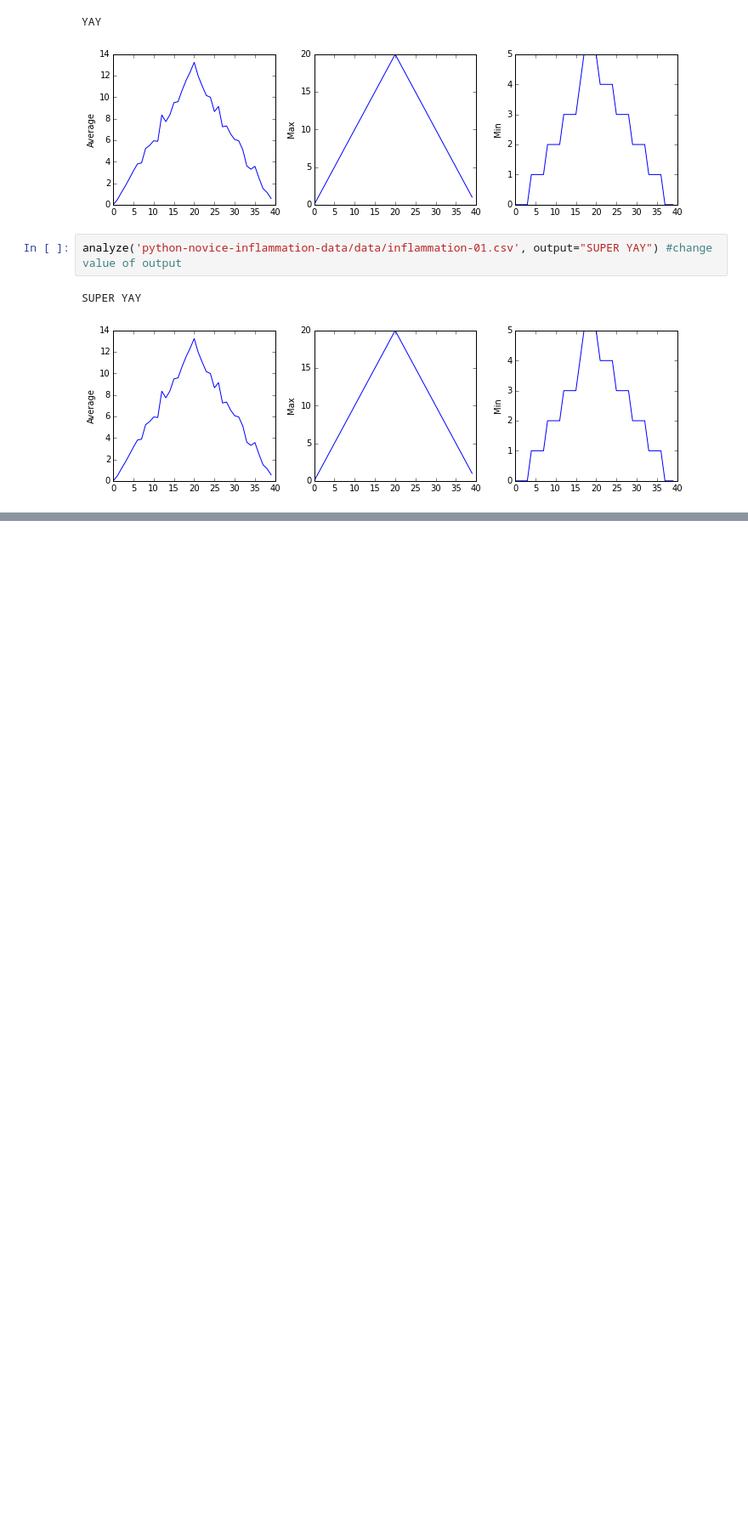
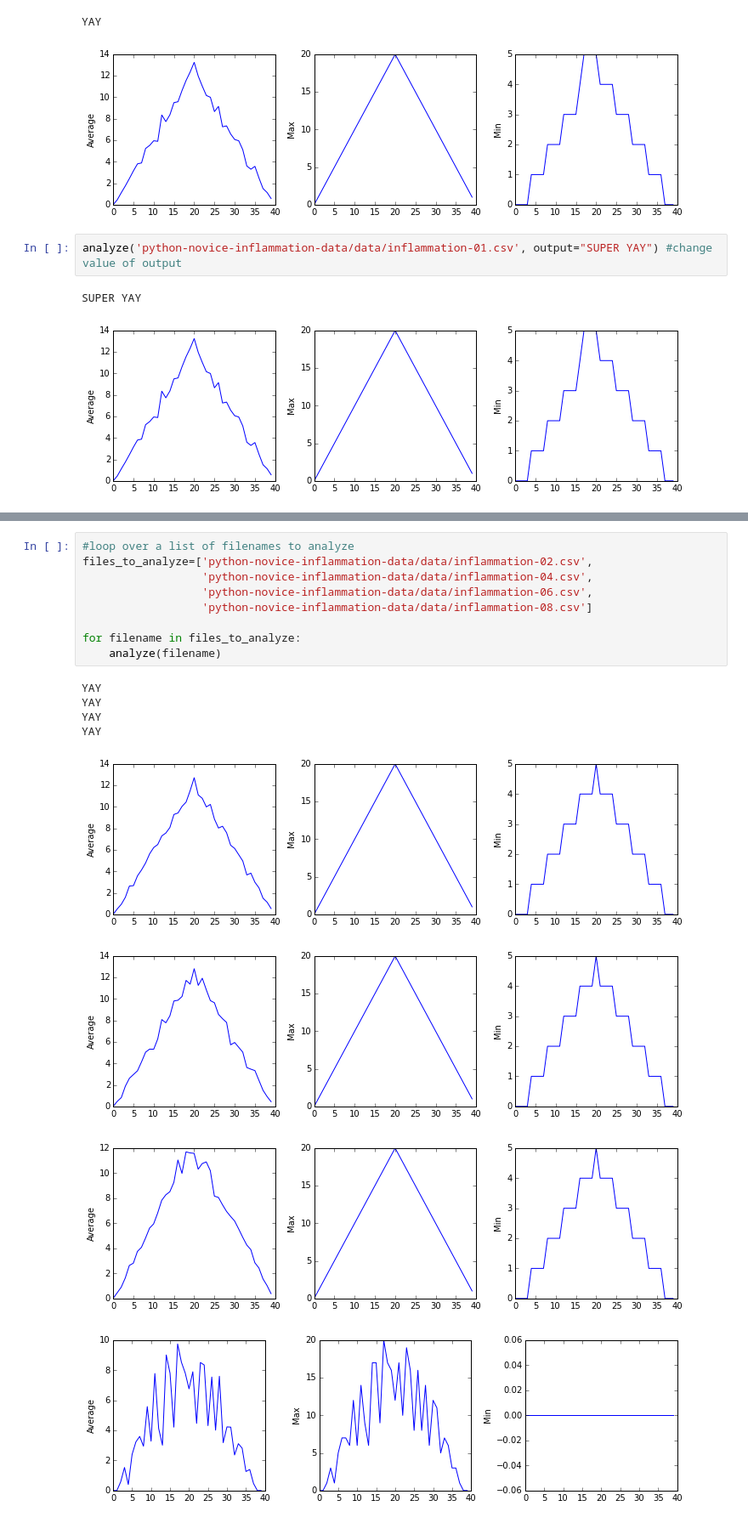
Before and after one commit to story645/ccny_software_carpentary, a Jupyter notebook: morning_session.ipynb, the cells around one changed output, grey strips where cells are left out. Shown at 85% size. Saved outputs shown, nothing was run; the diff lists cells and outputs as text; blank space fills up the shorter version.

```diff
--- a/morning_session.ipynb
+++ b/morning_session.ipynb
@@ -576,0 +592,18 @@ analyze('python-novice-inflammation-data/data/inflammation-01.csv', output="SUPE
+# %%
+#loop over a list of filenames to analyze
+files_to_analyze=['python-novice-inflammation-data/data/inflammation-02.csv',
+                  'python-novice-inflammation-data/data/inflammation-04.csv',
+                  'python-novice-inflammation-data/data/inflammation-06.csv',
+                  'python-novice-inflammation-data/data/inflammation-08.csv']
+
+for filename in files_to_analyze:
+    analyze(filename)
+# %% [output]
+YAY
+YAY
+YAY
+YAY
+[figure, added]
+[figure, added]
+[figure, added]
+[figure, added]
```
Also changed, not shown: parts of 7 cells of this notebook.
